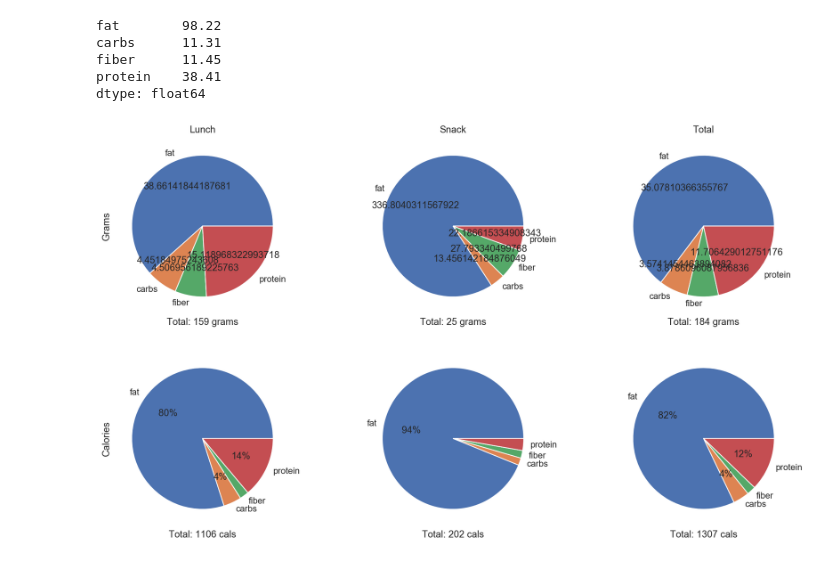
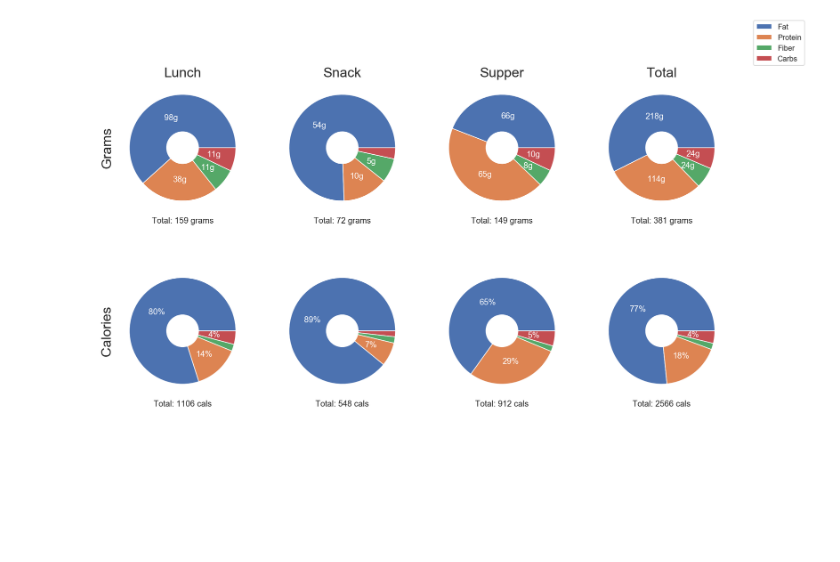
Before and after one commit to fabiangunzinger/food-tracker, a Jupyter notebook: new.ipynb, the cells around one changed output. Drawn from its saved outputs; the diff is of its cells as text; code cells hidden in the pictures; blank space fills up the shorter version.

Commit message:
Finish basic version of new meal dashboard

```diff
--- a/new.ipynb
+++ b/new.ipynb
@@ -129,6 +138,7 @@ def get_meal_data(meal):
             .drop(['units', 'category', 'calories', 'sugar'], axis=1))
     portion = data.index.map(meal)
     grams = data.multiply(portion, axis=0)
+    grams = grams[['fat', 'protein', 'fiber', 'carbs']]
 
     # Calories data
     calories = grams.copy()
@@ -138,3 +148,17 @@ def get_meal_data(meal):
     calories['fiber'] = calories.fiber * 2
 
     return {'grams': grams, 'cals': calories}
+
+# Calc grams and calories for all meals
+meal_data = {meal: get_meal_data(meals[meal]) for meal in meals}
+
+# Add gram and calorie totals
+totals = {}
+for measure in ['cals', 'grams']:
+    pieces = []
+    for meal in meal_data.keys():
+        pieces.append(meal_data[meal][measure])
+    total = pd.concat(pieces).groupby(level=0).sum()
+    totals[measure] = total
+
+meal_data['Total'] = totals
@@ -155,38 +165,36 @@ meal_data['Total'] = totals
-# %%
-meal_data['Lunch']['grams'].sum()
-# %% [output]
-fat        98.22
-carbs      11.31
-fiber      11.45
-protein    38.41
-dtype: float64
 # %%
+axsize = 20
 
-num_meals = len(meal_data)
-
-fig, ax = plt.subplots(2, num_meals)
-
-ax[0, 0].set_ylabel('Grams')
-ax[1, 0].set_ylabel('Calories')
-
-def pct_labels(pct):
+def make_autopct(values):
+    def pct_labels(pct):
         if measure == 'cals':
             out =  f'{pct:.0f}%' if pct > 3 else ''
         else:
-            grams = pct / total * 100
-            out = grams
+            grams = pct * total / 100
+            out = f'{grams:.0f}g' if grams > 3 else ''
         return out
+    return pct_labels
+
+
+num_meals = len(meal_data)
+fig, ax = plt.subplots(2, num_meals)
+
+ax[0, 0].set_ylabel('Grams', fontsize=axsize)
+ax[1, 0].set_ylabel('Calories', fontsize=axsize)
 
 for col, meal in enumerate(meal_data):
     for row, measure in enumerate(['grams', 'cals']):
 
         data = meal_data[meal][measure].sum()
         total = data.sum()
 
-        ax[row, col].pie(data, labels=data.index,
-                         autopct=lambda x: pct_labels(x))
+        ax[row, col].pie(data, autopct=make_autopct(data),
+                         wedgeprops=dict(width=0.7),
+                         textprops=dict(color='white')
+                        )
         ax[row, col].set_xlabel(f'Total: {total:.0f} {measure}')
+        ax[0, col].set_title(meal, fontsize=axsize)
 
-        ax[0, col].set_title(meal)
+fig.legend(['Fat', 'Protein', 'Fiber', 'Carbs']);
 # %% [output]
-[figure, old version]
+[figure, new version]
```
Also changed, not shown: parts of 4 cells of this notebook, 1 other file.
